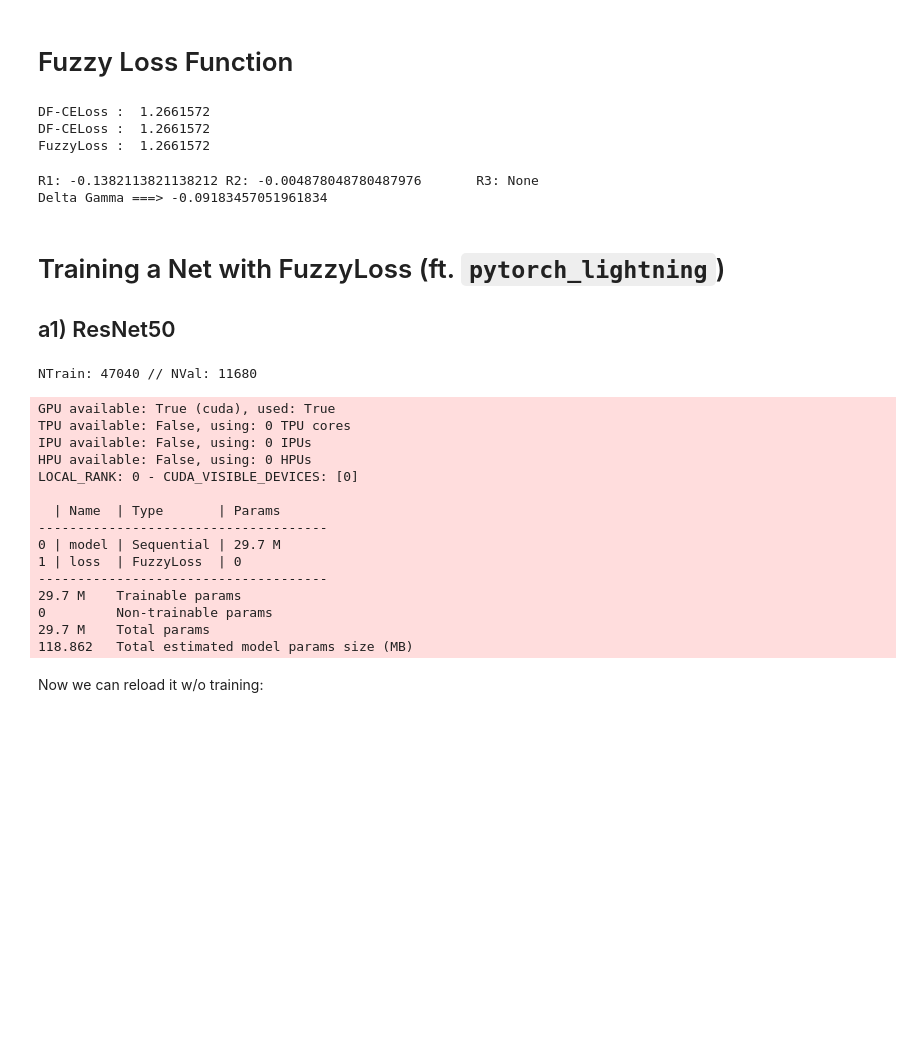
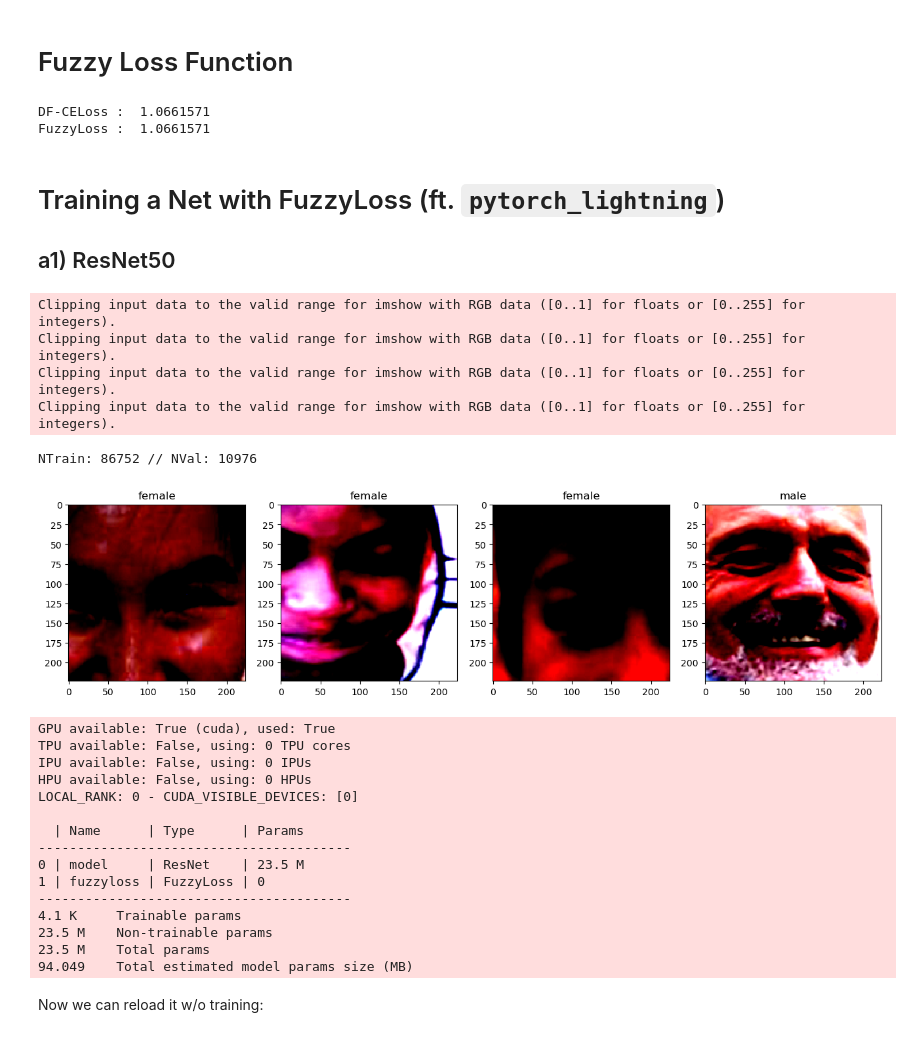
Before and after one commit to danibt656/final-thesis, a Jupyter notebook: src/FICAR.ipynb, the cells around one changed output. Drawn from its saved outputs; the diff is of its cells as text; code cells hidden in the pictures; blank space fills up the shorter version.

Commit message:
WGAN + entrenando ResNet50 con FairFace

```diff
--- a/src/FICAR.ipynb
+++ b/src/FICAR.ipynb
@@ -52,38 +144,16 @@ class FuzzyLoss(torch.nn.CrossEntropyLoss):
 # %%
-y_true = torch.tensor([4,  1], dtype=torch.int64)
-y_pred = torch.tensor([[0 , .7 , 0 ,0 ,  .3], [0, 0.9, 0, 0.1, 0]])
+y_true = torch.tensor([0,  1], dtype=torch.int64)
+y_pred = torch.tensor([[.7 , 0 , 0 ,0 ,  .3], [0, 0.9, 0, 0.1, 0]])
 
-print('DF-CELoss : ', F.cross_entropy(y_pred, y_true).numpy())
 print('DF-CELoss : ', torch.nn.CrossEntropyLoss()(y_pred, y_true).numpy())
-print('FuzzyLoss : ', FuzzyLoss(gamma=0., class_sizes=[1,1])(y_pred, y_true).numpy())
+
+fuzzyloss = FuzzyLoss(gamma=0., class_sizes=[500,5000])
+loss, losses = fuzzyloss(y_pred, y_true)
+print('FuzzyLoss : ', loss.numpy())
+fuzzyloss.update_hyperparams(losses, y_true)
 # %% [output]
-DF-CELoss :  1.2661572
-DF-CELoss :  1.2661572
-FuzzyLoss :  1.2661572
+DF-CELoss :  1.0661571
+FuzzyLoss :  1.0661571
-# %%
-# Definir dominios de inputs y output
-balance_deg = Domain("Balance_deg", 0, 1, res=0.1)
-balance_deg.low = S(0.1, 0.5)
-balance_deg.medium = triangular(0.0, 1.0, c=0.5)
-balance_deg.high = R(0.5, 1.0)
-
-delta_gamma = Domain("Delta_gamma", -0.2, 0.2, res=0.01)
-delta_gamma.ln = S(-0.2, -0.0)
-delta_gamma.ze = triangular(-0.2, 0.2, c=-0.0)
-delta_gamma.lp = R(0.0, 0.2)
-
-# Reglas
-R1 = Rule({(balance_deg.low,): delta_gamma.ln})
-R2 = Rule({(balance_deg.medium,): delta_gamma.ze})
-R3 = Rule({(balance_deg.high,): very(delta_gamma.lp)})
-rules = R1 | R2 | R3
-
-# Inferencia
-values = {balance_deg: 0.2}
-print(f'R1: {R1(values)}\tR2: {R2(values)}\tR3: {R3(values)}\nDelta Gamma ===> {rules(values)}')
-# %% [output]
-R1: -0.1382113821138212 R2: -0.004878048780487976       R3: None
-Delta Gamma ===> -0.09183457051961834
 # %% [markdown]
 # Training a Net with FuzzyLoss (ft. `pytorch_lightning`)
 
@@ -91,9 +161,14 @@ Delta Gamma ===> -0.09183457051961834
 # %%
 from System import get_dataloaders_from_path, plot_images_sample
 
-dataloaders, dataset_sizes, class_names = get_dataloaders_from_path('../data/gender_clf/')
-# plot_images_sample(dataloaders['train'])
+dataloaders, dataset_sizes, class_names = get_dataloaders_from_path('../data/FairFace/')
+plot_images_sample(dataloaders['train'])
 print('NTrain:', len(dataloaders['train'])*32, '// NVal:', len(dataloaders['val'])*32) # 32-img batches
 # %% [output]
-NTrain: 47040 // NVal: 11680
+Clipping input data to the valid range for imshow with RGB data ([0..1] for floats or [0..255] for integers).
+Clipping input data to the valid range for imshow with RGB data ([0..1] for floats or [0..255] for integers).
+Clipping input data to the valid range for imshow with RGB data ([0..1] for floats or [0..255] for integers).
+Clipping input data to the valid range for imshow with RGB data ([0..1] for floats or [0..255] for integers).
+NTrain: 86752 // NVal: 10976
+[figure, added]
 # %%
@@ -142,6 +214,6 @@ class ResNetCustom(pl.LightningModule):
 # %%
-model = ResNetCustom(gamma=0., class_sizes=[1,1])
-trainer = pl.Trainer(gpus=1, max_epochs=30, devices=1, accelerator="gpu")
+model = ResNetCustom(gamma=0., class_sizes=[51778,45920])
+trainer = pl.Trainer(gpus=1, max_epochs=EPOCHS, devices=1, accelerator="gpu")
 trainer.fit(model, dataloaders['train'])
 # %% [output]
 GPU available: True (cuda), used: True
@@ -150,13 +222,13 @@ IPU available: False, using: 0 IPUs
 HPU available: False, using: 0 HPUs
 LOCAL_RANK: 0 - CUDA_VISIBLE_DEVICES: [0]
 
-  | Name  | Type       | Params
--------------------------------------
-0 | model | Sequential | 29.7 M
-1 | loss  | FuzzyLoss  | 0
--------------------------------------
-29.7 M    Trainable params
-0         Non-trainable params
-29.7 M    Total params
-118.862   Total estimated model params size (MB)
+  | Name      | Type      | Params
+----------------------------------------
+0 | model     | ResNet    | 23.5 M
+1 | fuzzyloss | FuzzyLoss | 0
+----------------------------------------
+4.1 K     Trainable params
+23.5 M    Non-trainable params
+23.5 M    Total params
+94.049    Total estimated model params size (MB)
 # %%
```
Also changed, not shown: parts of 7 cells of this notebook, 7 other files.
